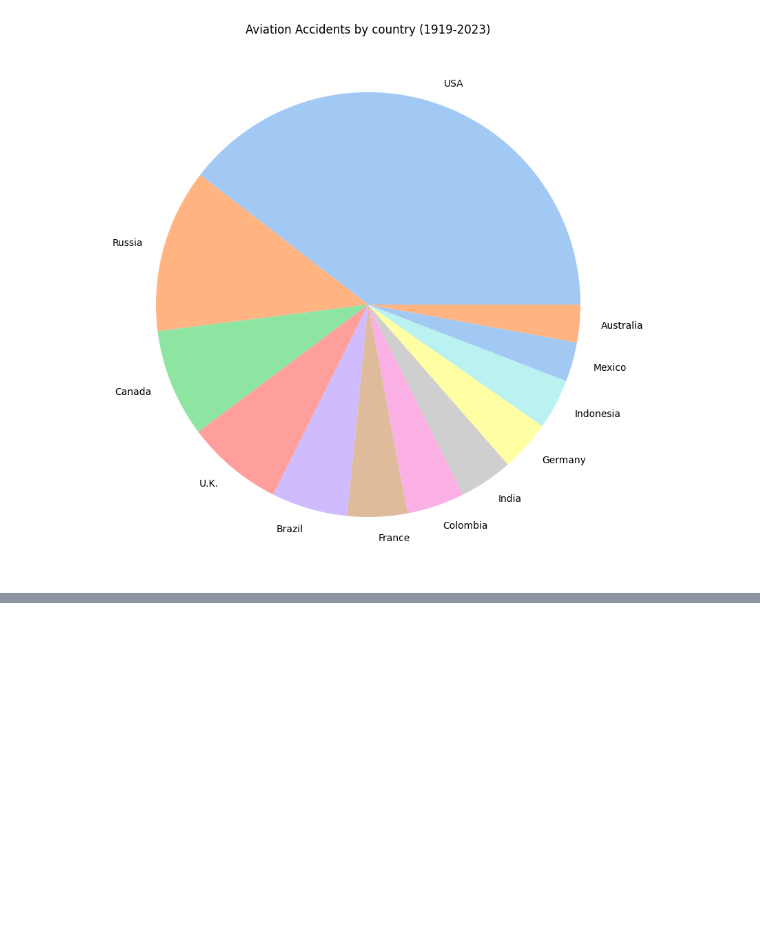
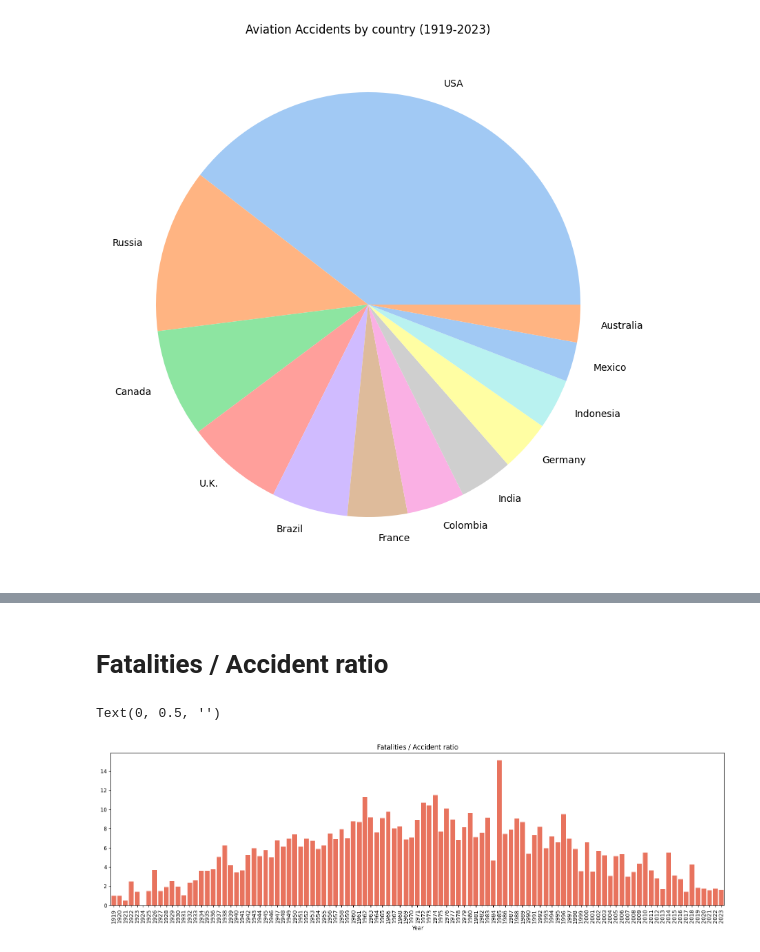
Before and after one commit to sootooly/aviation-accidents-analysis, a Jupyter notebook: aviation-accidents.ipynb, the cells around one changed output, grey strips where cells are left out. Drawn from its saved outputs; the diff is of its cells as text; code cells hidden in the pictures; blank space fills up the shorter version.

```diff
--- a/aviation-accidents.ipynb
+++ b/aviation-accidents.ipynb
@@ -84,0 +105,15 @@ Text(0.5, 1.0, 'Aviation Accidents by country (1919-2023)')
+# %% [markdown]
+# Fatalities / Accident ratio
+# %%
+plt.figure(figsize=(20, 5))
+plt.xticks(rotation=90)
+
+fatalities_per_accident = df.groupby('year').fatalities.sum() / df.groupby('year').fatalities.count()
+sns.barplot(x=fatalities_per_accident.index, y=fatalities_per_accident, color='tomato')
+
+plt.title('Fatalities / Accident ratio')
+plt.xlabel('Year')
+plt.ylabel('')
+# %% [output]
+Text(0, 0.5, '')
+[figure, added]
```
Also changed, not shown: parts of 6 cells of this notebook.
